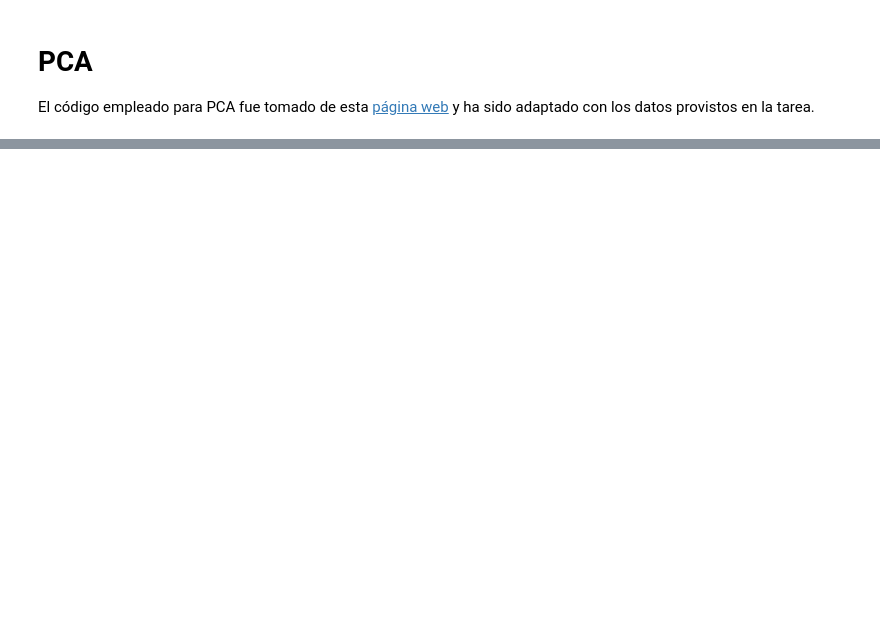
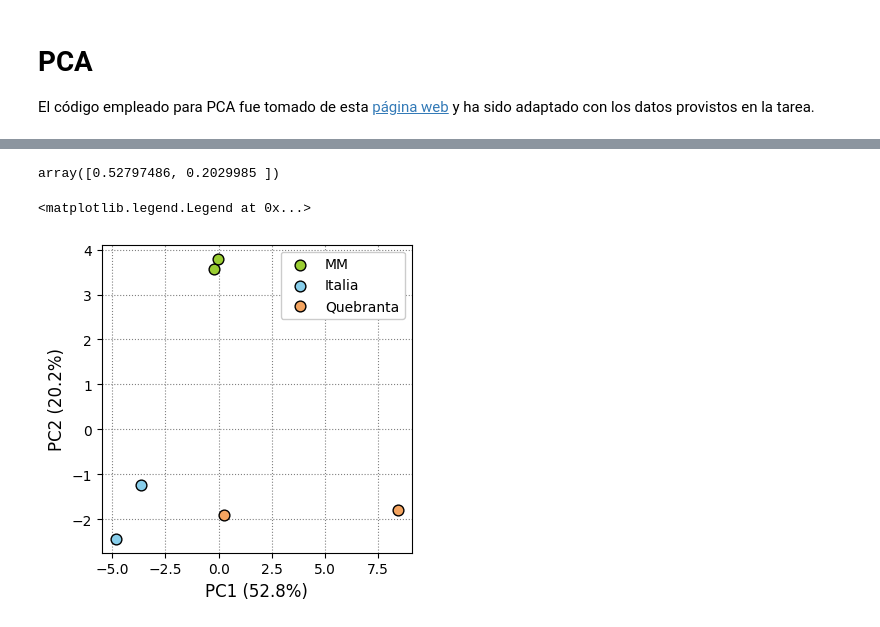
Before and after one commit to Lab-Instrumental-2023-2/MS-DataMining-Processing, a Jupyter notebook: Procesamiento_de_datos.ipynb, the cells around one changed output, grey strips where cells are left out. Cells and saved outputs as stored; diff of their text form; code cells hidden in the pictures; blank space fills up the shorter version.

```diff
--- a/Procesamiento_de_datos.ipynb
+++ b/Procesamiento_de_datos.ipynb
@@ -414,0 +528,10 @@ señales
+# %%
+from sklearn.decomposition import PCA
+pca = PCA(n_components=2)
+
+principalComponents = pca.fit_transform(x)
+
+principalDf = pd.DataFrame(data = principalComponents
+             , columns = ['PC1', 'PC2'])
+
+principalDf
@@ -414,0 +546,3 @@ señales
+# %%
+finalDf = pd.concat([principalDf, log_data_pca[['Label']]], axis = 1)
+finalDf
@@ -414,0 +557,32 @@ señales
+# %%
+pca.explained_variance_ratio_
+# %% [output]
+array([0.52797486, 0.2029985 ])
+# %%
+fig = plt.figure(figsize = (4,4), dpi=100)
+
+ax = fig.add_subplot(1,1,1)
+
+ax.set_xlabel('PC1 (52.8%)', fontsize = 12, color='k')
+ax.set_ylabel('PC2 (20.2%)', fontsize = 12, color='k')
+ax.set_title('', fontsize = 16, fontweight='bold', color='k')
+ax.set(facecolor = "white")
+ax.set_axisbelow(True)
+ax.yaxis.grid(color='gray', linestyle='dotted')
+ax.xaxis.grid(color='gray', linestyle='dotted')
+
+Labels=['MM','Italia','Quebranta']
+colors = ['yellowgreen', 'skyblue', 'sandybrown']
+for Labels, color in zip(Labels,colors):
+    indicesToKeep = finalDf['Label'] == Labels
+    ax.scatter(finalDf.loc[indicesToKeep, 'PC1']
+               , finalDf.loc[indicesToKeep, 'PC2']
+               , c = color
+               , s = 60
+               , edgecolors='k'
+               , label=str(u))
+
+ax.legend(['MM','Italia','Quebranta'],framealpha=1, frameon=True)
+# %% [output]
+<matplotlib.legend.Legend at 0x...>
+[figure, added]
```
Also changed, not shown: parts of 17 cells of this notebook.
